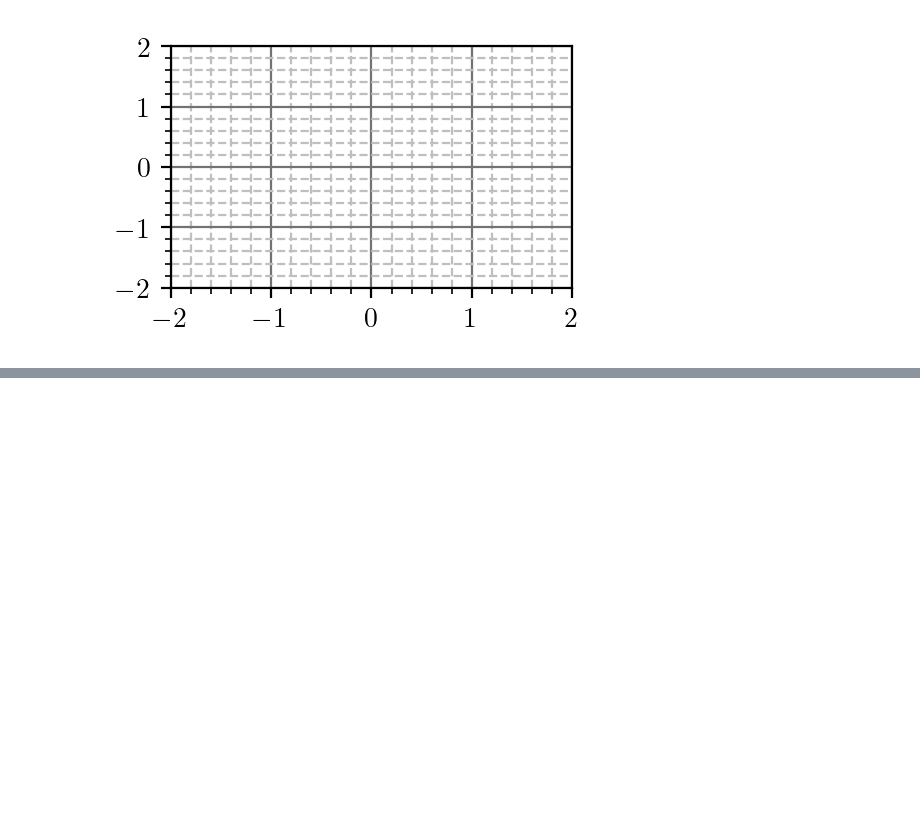
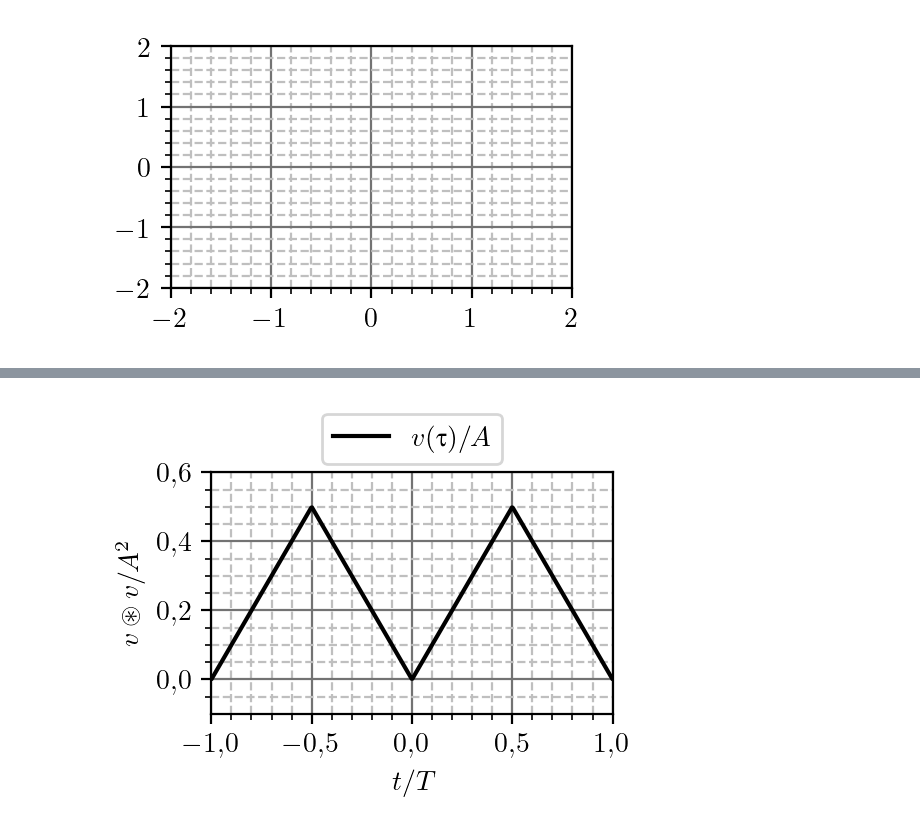
Before and after one commit to djokicd/zbirka-sis, a Jupyter notebook: 1_uvod/2_kontinualni_sistemi/fig/sistemi_plotovi.ipynb, the cells around one changed output, grey strips where cells are left out. Saved outputs shown, nothing was run; the diff lists cells and outputs as text; code cells hidden in the pictures; blank space fills up the shorter version.

```diff
--- a/1_uvod/2_kontinualni_sistemi/fig/sistemi_plotovi.ipynb
+++ b/1_uvod/2_kontinualni_sistemi/fig/sistemi_plotovi.ipynb
@@ -482,0 +524,34 @@ plt.plot(a,b)
+# %%
+
+t = np.linspace(-2, 2, 1000)
+
+def f(x):
+    return sin(2*pi*x) * u(x)
+x = f(t) + f(t-1) + f(t-2) + f(t-3) + f(t-4)
+g = u(t) + u(t-1) + u(t-2) + u(t-3) + u(t-4)
+
+def tri(t):
+    while t < 0.5: t += 1;
+    while t > 0.5: t -= 1;
+
+    if t > 0: return t
+    return -t
+
+R0 = 1
+
+p = [tri(u) for u in t]
+
+fig = generate_canvas()
+lam0 = -5e4
+plt.plot(t, p, 'k', lw=1.5)
+#plt.plot(t, p3, 'k--', lw=1)
+#plt.fill_between(t, vec0, p3, alpha=0.5)
+#plt.plot(t, g, '0.')
+plt.xlabel(r'$t/T$')
+plt.ylabel(r"$v\circledast v/A^2$")
+plt.xlim([-1, 1])
+plt.ylim([-0.1, 0.6])
+plt.legend([r"$v(\uptau)/A$", r"$v(t-\uptau)/A$"], loc="upper center", bbox_to_anchor=(0.5, 1.3), ncol=2)
+plt.savefig("cconv_r3.pdf", bbox_inches='tight', ppad_inches=0)
+# %% [output]
+[figure, added]
```
Also changed, not shown: parts of 7 cells of this notebook, 11 other files.
